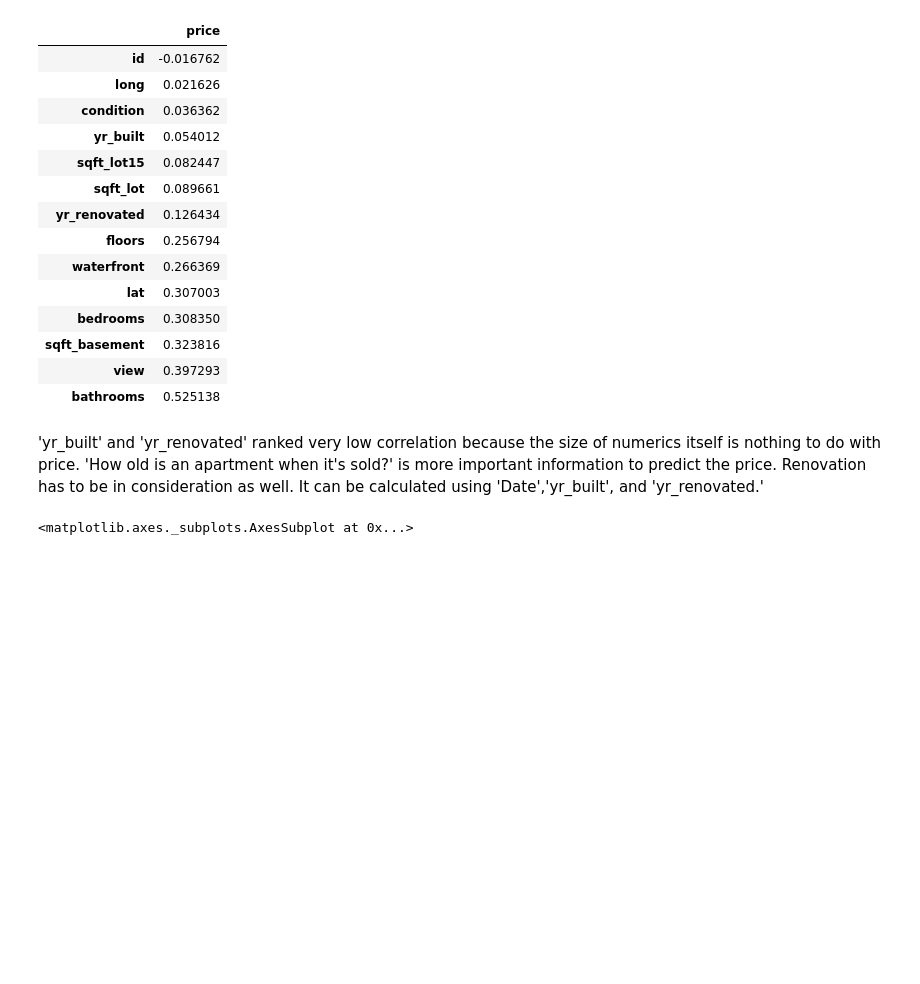
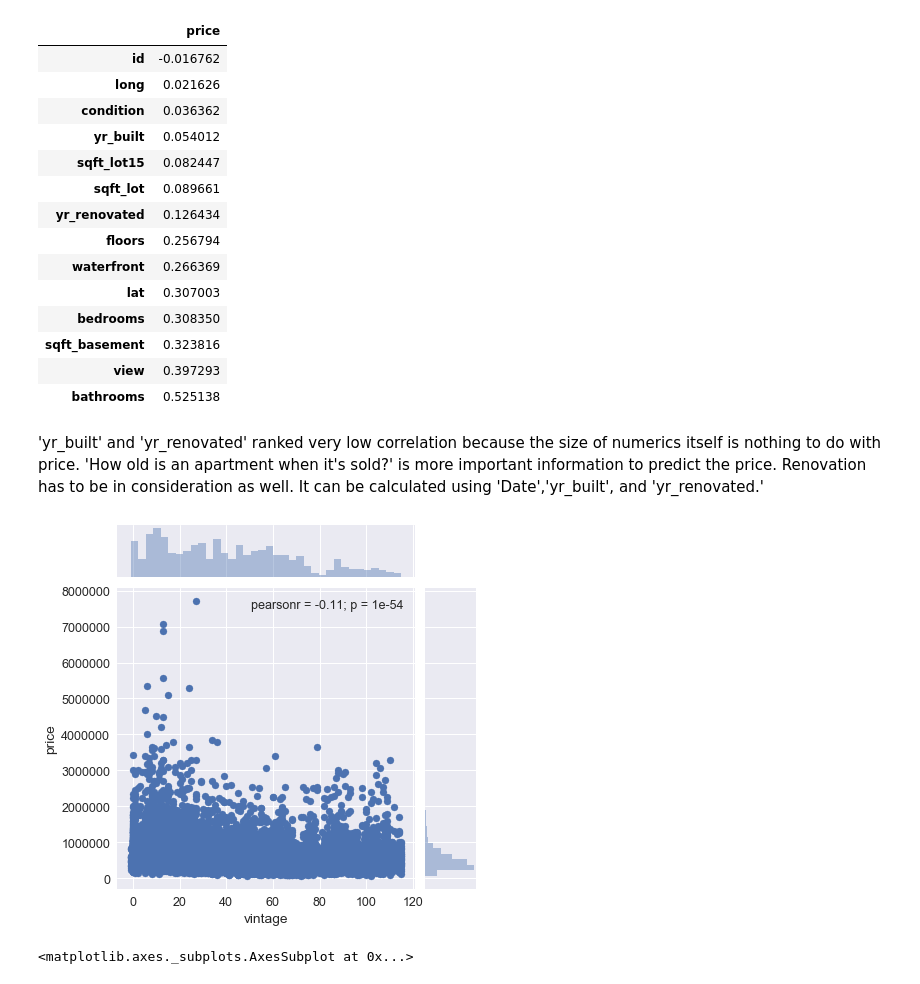
Before and after one commit to larnylopez/STAT-131-Project, a Jupyter notebook: final-checkpoint.ipynb, the cells around one changed output. Saved outputs shown, nothing was run; the diff lists cells and outputs as text; code cells hidden in the pictures; blank space fills up the shorter version.

```diff
--- a/final-checkpoint.ipynb
+++ b/final-checkpoint.ipynb
@@ -335,6 +337,11 @@ corrmat.loc[:,'price':'price'].sort_values('price').iloc[1:15,:]
 # %%
 df['vintage'] = df.date.dt.year - df[['yr_built', 'yr_renovated']].max(axis=1)
 # gets the latest year from 'yr_built' and 'yr_renovated'.
+# %%
+sns.jointplot(x='vintage',y='price',data = df)
+plt.show() # Price is likely to decrease as vintage grows.
+# %% [output]
+[figure, added]
 # %%
 sns.boxplot(x="floors", y="price", data=df)#not much correlation between floors and price
 # %% [output]
```
Also changed, not shown: parts of 10 cells of this notebook.
